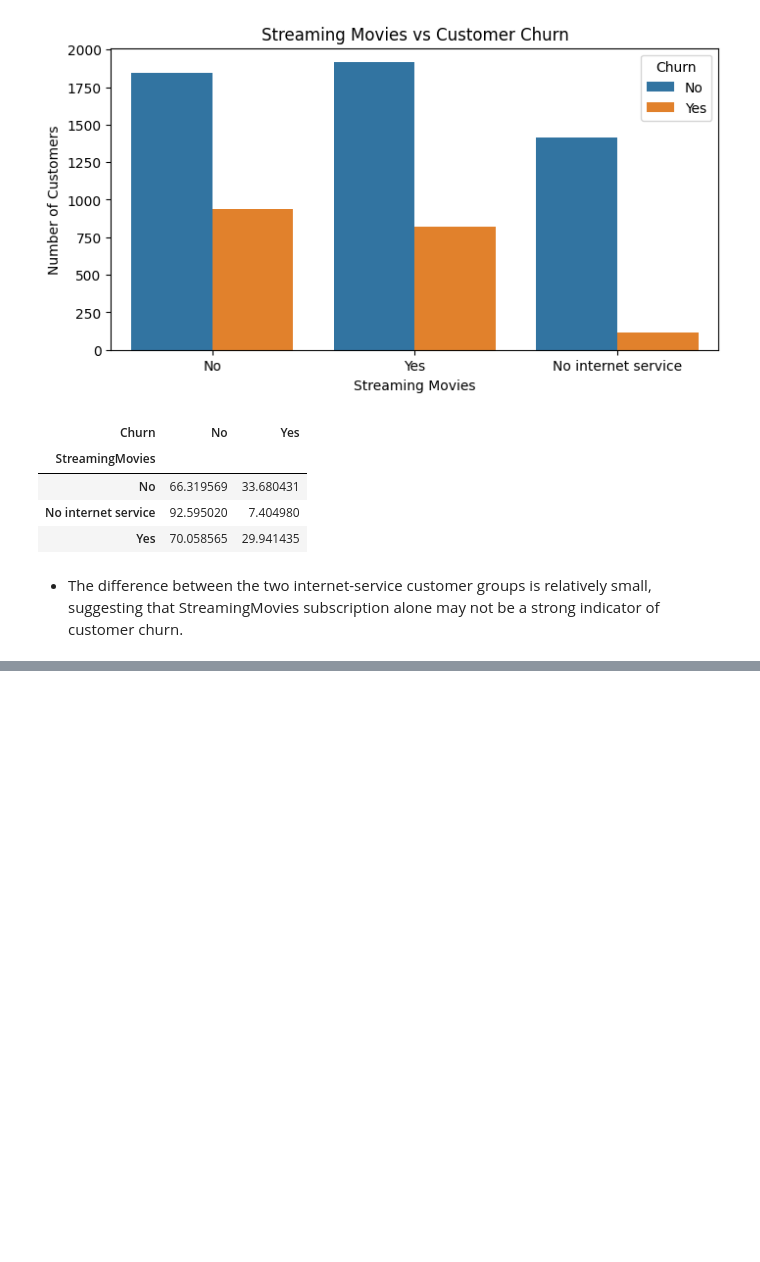
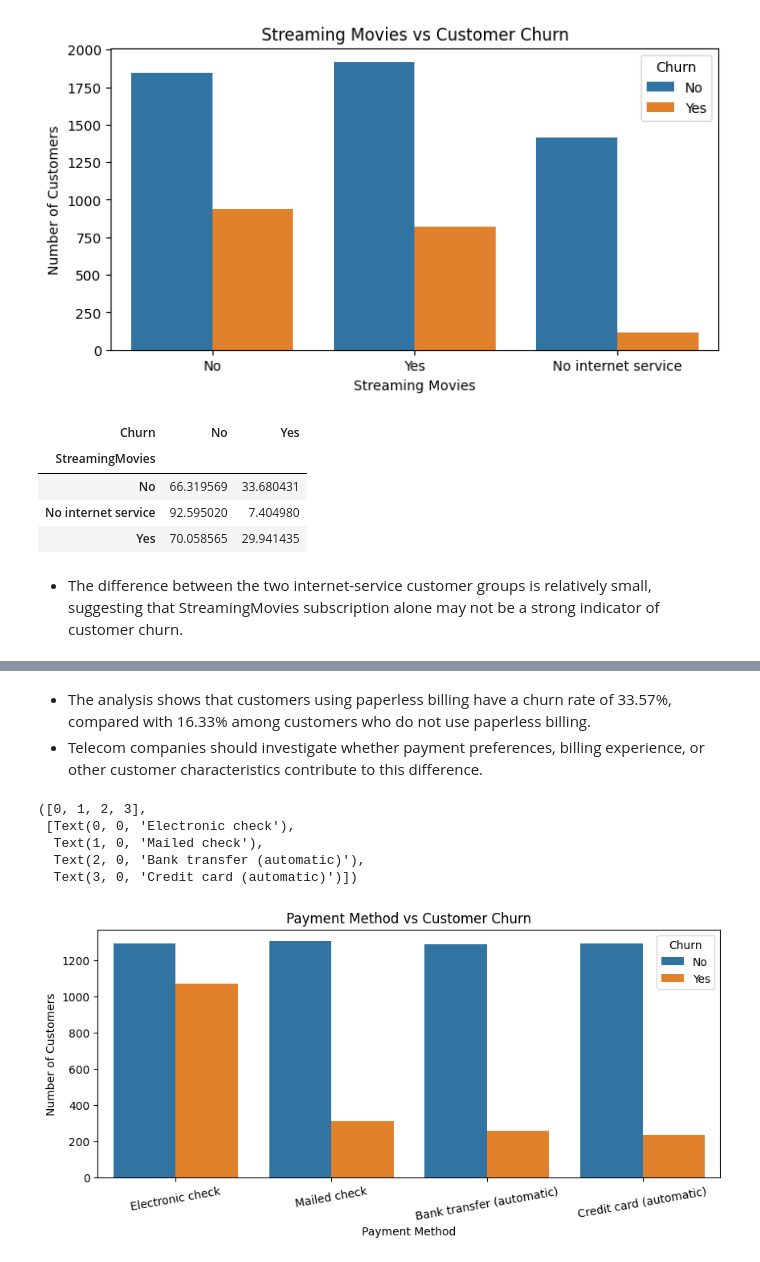
Before and after one commit to dheeraj59/Telco-Customer-Churn-EDA, a Jupyter notebook: eda.ipynb, the cells around one changed output, grey strips where cells are left out. Drawn from its saved outputs; the diff is of its cells as text; code cells hidden in the pictures; blank space fills up the shorter version.

Commit message:
Completed Bivariate analysis

```diff
--- a/eda.ipynb
+++ b/eda.ipynb
@@ -1333,0 +1370,17 @@ pd.crosstab(df['StreamingMovies'], df['Churn'],  normalize='index') * 100
+# %% [markdown]
+- The analysis shows that customers using paperless billing have a churn rate of 33.57%, compared with 16.33% among customers who do not use paperless billing.
+- Telecom companies should investigate whether payment preferences, billing experience, or other customer characteristics contribute to this difference.
+# %%
+plt.figure(figsize=(10,4))
+sns.countplot(data=df, x='PaymentMethod', hue='Churn')
+plt.title('Payment Method vs Customer Churn')
+plt.xlabel('Payment Method')
+plt.ylabel('Number of Customers')
+plt.xticks(rotation=10)
+# %% [output]
+([0, 1, 2, 3],
+ [Text(0, 0, 'Electronic check'),
+  Text(1, 0, 'Mailed check'),
+  Text(2, 0, 'Bank transfer (automatic)'),
+  Text(3, 0, 'Credit card (automatic)')])
+[figure, added]
```
Also changed, not shown: parts of 8 cells of this notebook.
